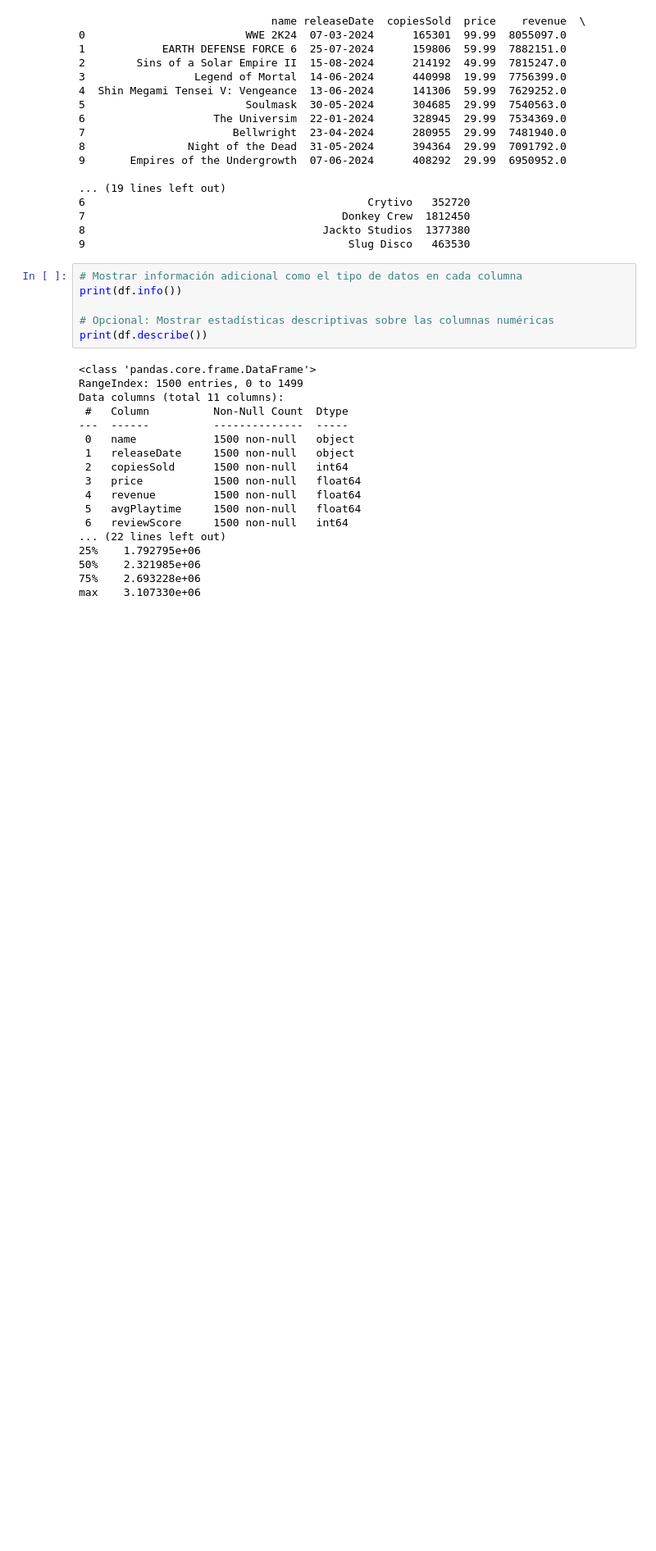
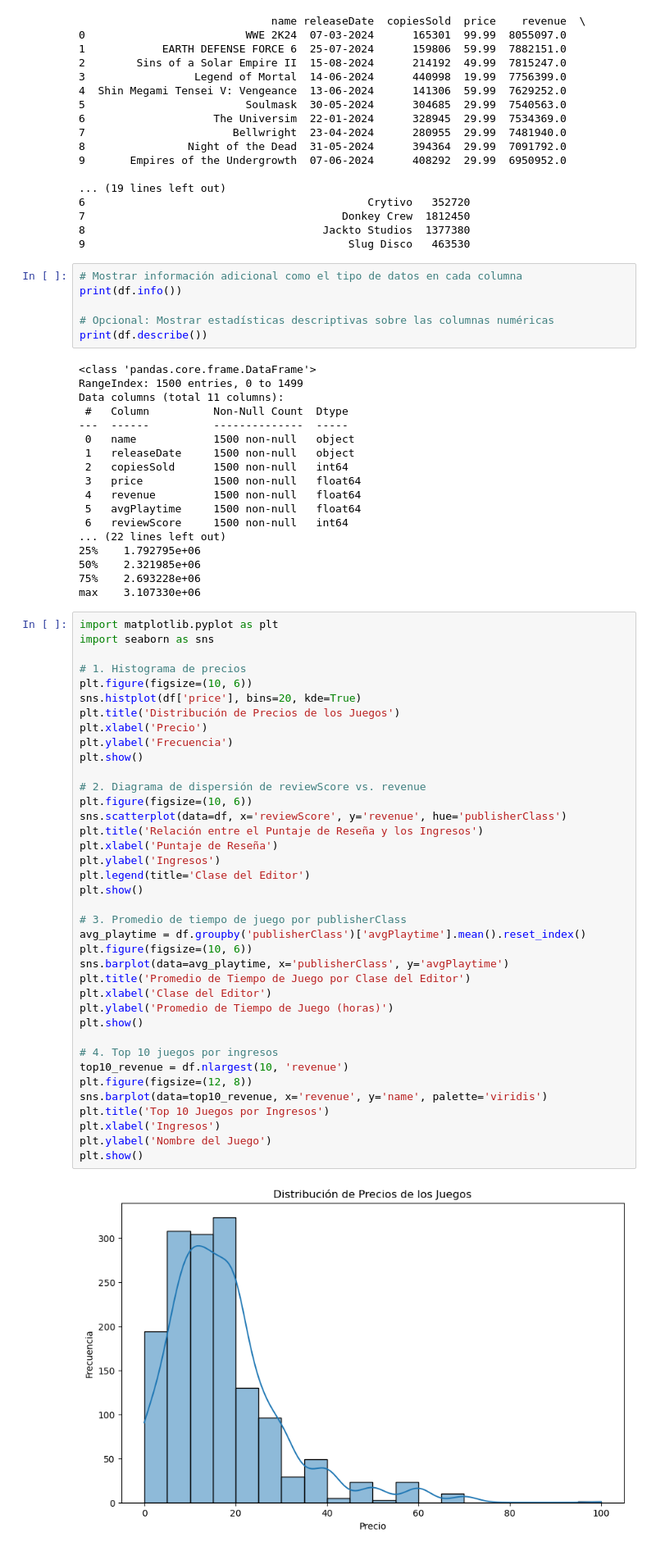
Before and after one commit to lavelasquez55/despliegue-grupo18, a Jupyter notebook: semana3.ipynb, the cells around one changed output. Shown: that part at 82% size. Cells and saved outputs as stored; diff of their text form; blank space fills up the shorter version.

```diff
--- a/semana3.ipynb
+++ b/semana3.ipynb
@@ -49,3 +49,43 @@ Data columns (total 11 columns):
 50%    2.321985e+06
 75%    2.693228e+06
 max    3.107330e+06
+# %%
+import matplotlib.pyplot as plt
+import seaborn as sns
+
+# 1. Histograma de precios
+plt.figure(figsize=(10, 6))
+sns.histplot(df['price'], bins=20, kde=True)
+plt.title('Distribución de Precios de los Juegos')
+plt.xlabel('Precio')
+plt.ylabel('Frecuencia')
+plt.show()
+
+# 2. Diagrama de dispersión de reviewScore vs. revenue
+plt.figure(figsize=(10, 6))
+sns.scatterplot(data=df, x='reviewScore', y='revenue', hue='publisherClass')
+plt.title('Relación entre el Puntaje de Reseña y los Ingresos')
+plt.xlabel('Puntaje de Reseña')
+plt.ylabel('Ingresos')
+plt.legend(title='Clase del Editor')
+plt.show()
+
+# 3. Promedio de tiempo de juego por publisherClass
+avg_playtime = df.groupby('publisherClass')['avgPlaytime'].mean().reset_index()
+plt.figure(figsize=(10, 6))
+sns.barplot(data=avg_playtime, x='publisherClass', y='avgPlaytime')
+plt.title('Promedio de Tiempo de Juego por Clase del Editor')
+plt.xlabel('Clase del Editor')
+plt.ylabel('Promedio de Tiempo de Juego (horas)')
+plt.show()
+
+# 4. Top 10 juegos por ingresos
+top10_revenue = df.nlargest(10, 'revenue')
+plt.figure(figsize=(12, 8))
+sns.barplot(data=top10_revenue, x='revenue', y='name', palette='viridis')
+plt.title('Top 10 Juegos por Ingresos')
+plt.xlabel('Ingresos')
+plt.ylabel('Nombre del Juego')
+plt.show()
+# %% [output]
+[figure, added]
```
Also changed, not shown: parts of 1 cell of this notebook.
